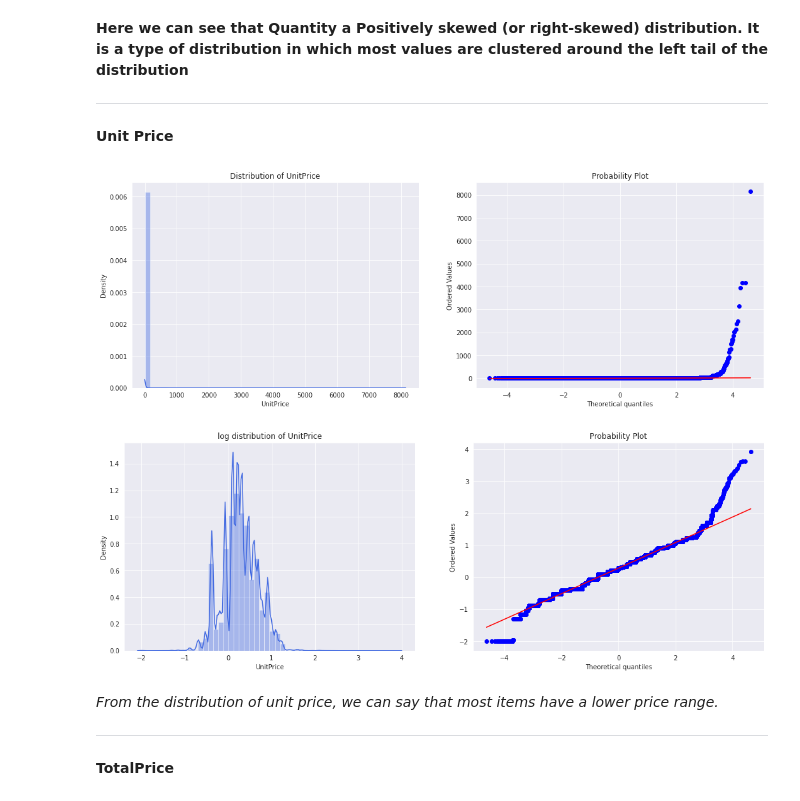
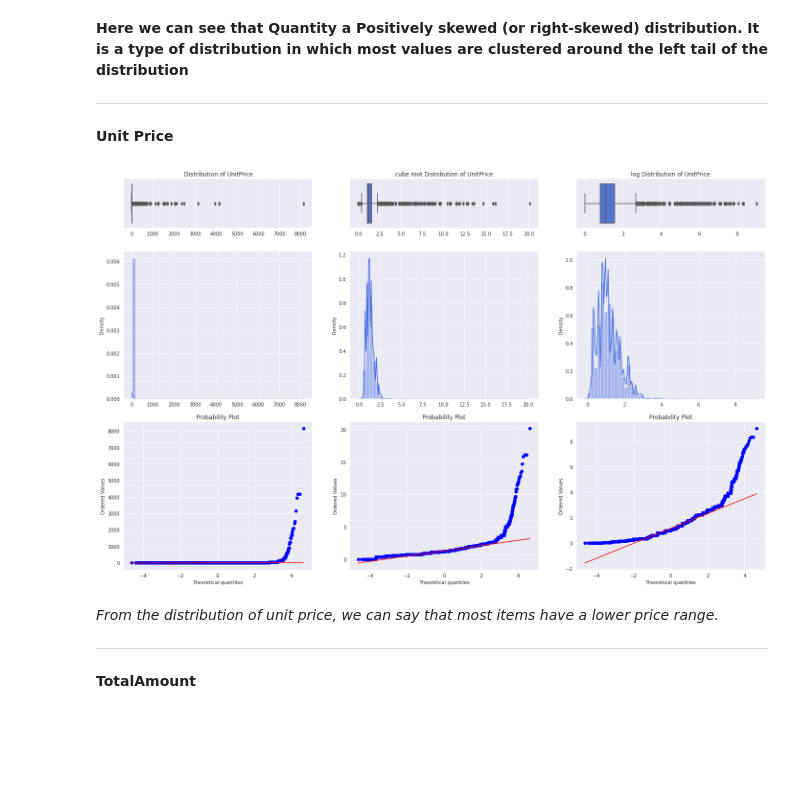
Before and after one commit to Gaurav2912/Customer-Segmentation-, a Jupyter notebook: Customer_Segmentation_Capstone_Project.ipynb, the cells around one changed output. Drawn from its saved outputs; the diff is of its cells as text; code cells hidden in the pictures; blank space fills up the shorter version.

```diff
--- a/Customer_Segmentation_Capstone_Project.ipynb
+++ b/Customer_Segmentation_Capstone_Project.ipynb
@@ -298,7 +301,7 @@ After data cleaning 27.53 % of rows in dataframe are gone
 # Feature Engineering
 # %%
 # New column for Total Price which is product of Quantity and UnitPrice
-df['TotalPrice'] = df['Quantity'] * df['UnitPrice']
+df['TotalAmount'] = df['Quantity'] * df['UnitPrice']
 # %% [markdown]
 Extract part of date
 
@@ -1267,0 +1253,4 @@ hist_QQ_diagnosis(np.log10(df['Quantity'] + 0.01), "log distribution of Quantity
+# %%
+raw = 'ABC'
+functions = [str.isalnum, str.isalpha, str.isdigit, str.islower, str.isupper]
+solution = [print(func(raw)) for func in functions]
@@ -1267,0 +1263,32 @@ hist_QQ_diagnosis(np.log10(df['Quantity'] + 0.01), "log distribution of Quantity
+# %%
+def identity(x) : return x     # Identity function
+
+# dict of fonctions with name
+my_functions = {
+    "" : identity,
+    "cube root" : np.cbrt,
+    "log": np.log1p
+     }
+
+
+def hist_QQ_diagnosis(feature, title, data=df, figsize= (24,15), func_dict= my_functions):
+  """
+  Box-plot, histogram and QQ plot of a distibution with all diffrent- diffrent functions.
+  """
+
+  n_cols = len(func_dict)  # number of colums
+  fig, axes = plt.subplots(nrows= 3, ncols= n_cols,  figsize= figsize,
+                           gridspec_kw={'height_ratios': [1, 3, 3]})
+
+  for i, (name, func) in enumerate(func_dict.items()):
+
+    # apply function to series
+    transformed = np.vectorize(func)(data[feature])
+
+    # box-plot
+    sns.boxplot(x= transformed, ax= axes[0,i]).set_title(name + " " + title)
+    # For distplot on
+    sns.distplot(transformed, ax= axes[1,i])
+    # For Probability plot
+    _ = sp.stats.probplot(transformed,
+                          plot=axes[2,i])
@@ -1272,16 +1304,13 @@ hist_QQ_diagnosis(np.log10(df['Quantity'] + 0.01), "log distribution of Quantity
 **Unit Price**
 # %%
 # Distribution of UnitPrice
-hist_QQ_diagnosis(df['UnitPrice'], "Distribution of UnitPrice")
-# log distribution of UnitPrice
-hist_QQ_diagnosis(np.log10(df['UnitPrice'] + 0.01), "log distribution of UnitPrice")
+hist_QQ_diagnosis('UnitPrice', "Distribution of UnitPrice")
 # %% [output]
-[figure, old version]
+[figure, new version]
-[figure, removed]
 # %% [markdown]
 
 
 *From the distribution of unit price, we can say that most items have a lower price range.*
 
 ----
-**TotalPrice**
+**TotalAmount**
```
Also changed, not shown: parts of 32 cells of this notebook.
